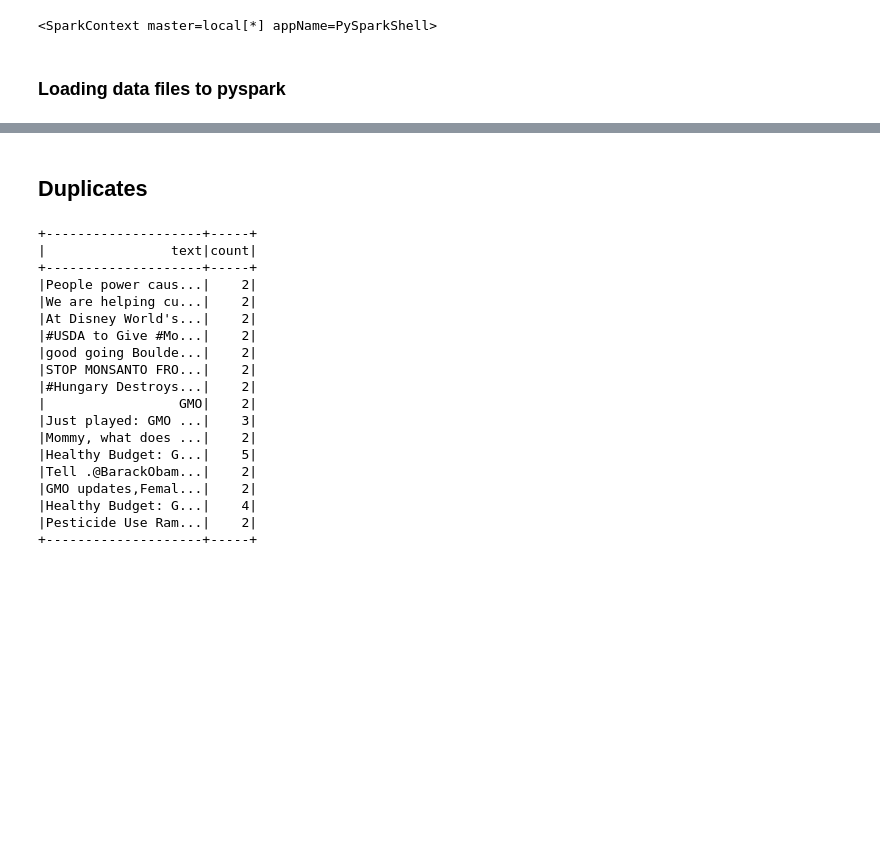
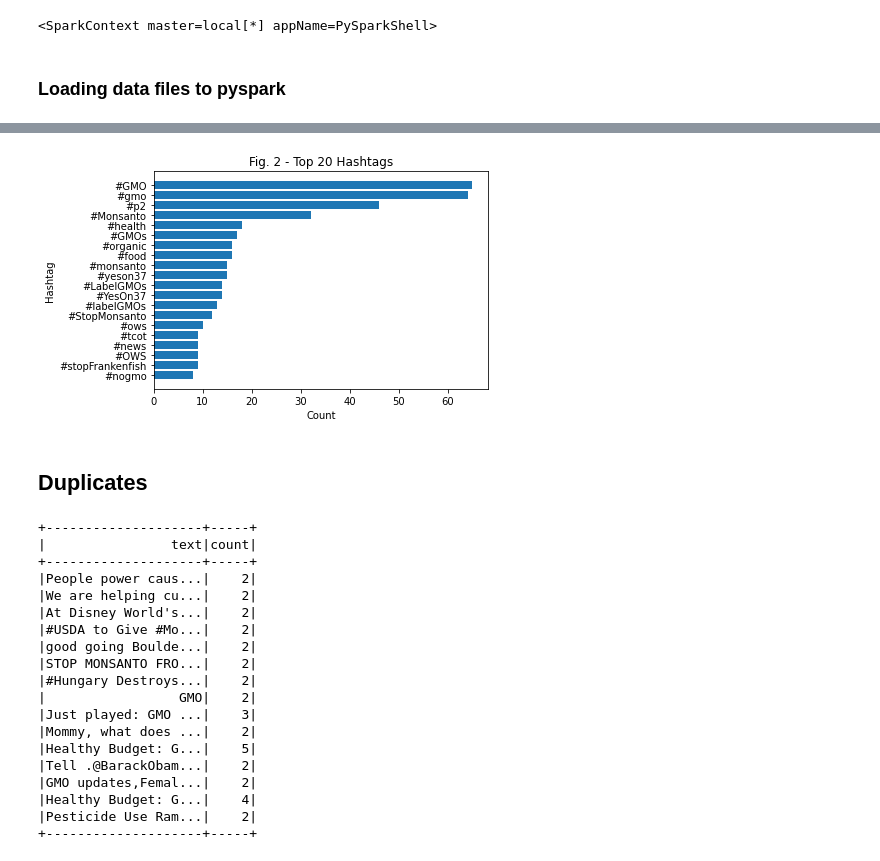
Before and after one commit to Carloselrecharlie/CA2_2ndSem, a Jupyter notebook: CA2_2ndSem.ipynb, the cells around one changed output, grey strips where cells are left out. Cells and saved outputs as stored; diff of their text form; code cells hidden in the pictures; blank space fills up the shorter version.

```diff
--- a/CA2_2ndSem.ipynb
+++ b/CA2_2ndSem.ipynb
@@ -125,0 +134,4 @@ tweets.take(1)
+# %%
+#first 5 rows of the RDD
+for tweet in tweetsRdd.take(5):
+    print(tweet)
@@ -126,3 +166,27 @@ tweets.take(1)
+# %%
+#extracting hashtags from the tweets, splitting text with single space, considering words which start with #
+hashtagsRdd = tweetsRdd.flatMap(lambda tweet: tweet[1].split(" ")).filter(lambda word: word.startswith("#"))
+
+# counting totals per hashtag
+hashtagsTotal= hashtagsRdd.map(lambda hashtag: (hashtag, 1)).reduceByKey(lambda a, b: a + b)
+# %%
+#top 20 hashtags
+topHashtags= hashtagsTotal.takeOrdered(20, key=lambda x: -x[1])
+# %%
+# extracting values to plot
+hashtags= [hashtag for (hashtag, count) in topHashtags]
+counts= [count for (hashtag, count) in topHashtags]
+
+# Plot the top hashtags
+plt.barh(hashtags, counts)
+plt.xlabel('Count')
+plt.ylabel('Hashtag')
+plt.title('Fig. 2 - Top 20 Hashtags')
+#plt.figure(figsize=(20, 20))#setting size of plot
+plt.gca().invert_yaxis()
+plt.show()
+# %% [output]
+[figure, added]
 # %% [markdown]
 ## Duplicates
 # %%
```
Also changed, not shown: parts of 32 cells of this notebook.
